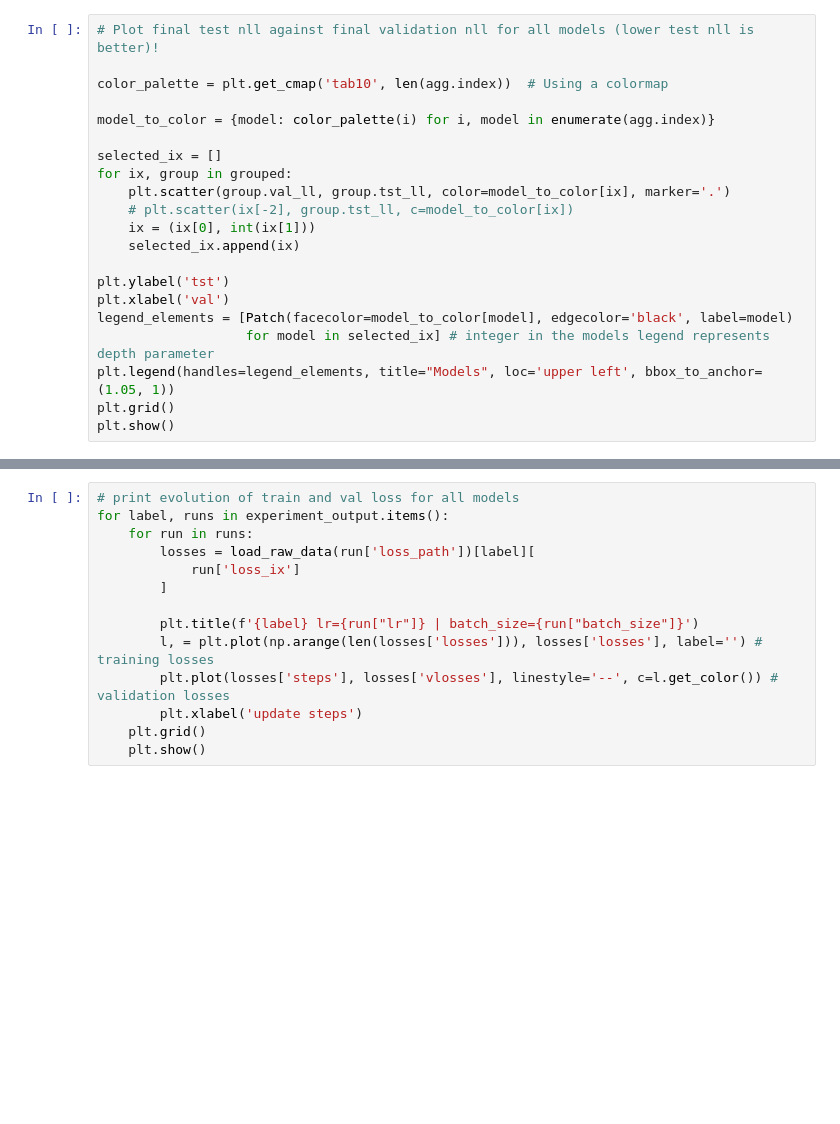
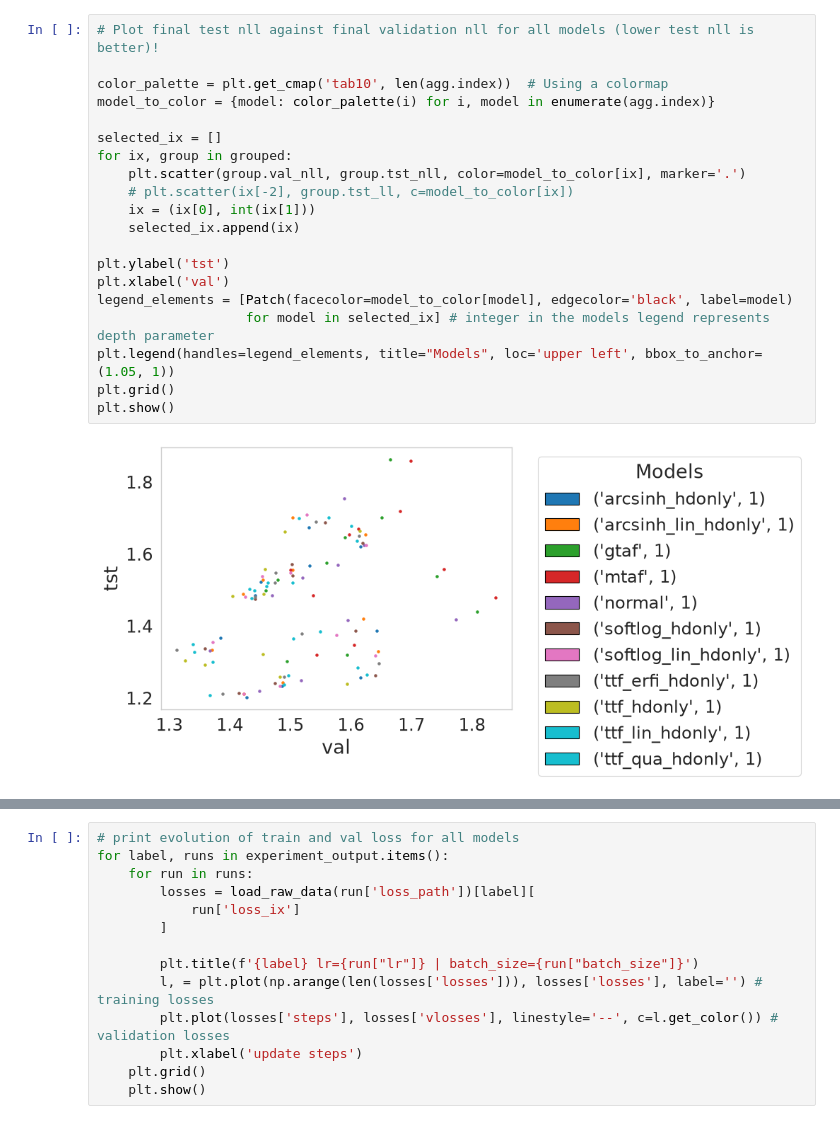
Before and after one commit to Lukas2412/tailnflows, a Jupyter notebook: experiments/density_estimation_real_data/results_analysis.ipynb, the cells around one changed output, grey strips where cells are left out. Cells and saved outputs as stored; diff of their text form; blank space fills up the shorter version.

```diff
--- a/experiments/density_estimation_real_data/results_analysis.ipynb
+++ b/experiments/density_estimation_real_data/results_analysis.ipynb
@@ -107,21 +116,22 @@ Consider using tensor.detach() first. (Triggered internally at /__w/pytorch/pyto
 # %%
 # Plot final test nll against final validation nll for all models (lower test nll is better)!
 
 color_palette = plt.get_cmap('tab10', len(agg.index))  # Using a colormap
-
 model_to_color = {model: color_palette(i) for i, model in enumerate(agg.index)}
 
 selected_ix = []
 for ix, group in grouped:
-    plt.scatter(group.val_ll, group.tst_ll, color=model_to_color[ix], marker='.')
+    plt.scatter(group.val_nll, group.tst_nll, color=model_to_color[ix], marker='.')
     # plt.scatter(ix[-2], group.tst_ll, c=model_to_color[ix])
     ix = (ix[0], int(ix[1]))
     selected_ix.append(ix)
 
 plt.ylabel('tst')
 plt.xlabel('val')
 legend_elements = [Patch(facecolor=model_to_color[model], edgecolor='black', label=model)
                    for model in selected_ix] # integer in the models legend represents depth parameter
 plt.legend(handles=legend_elements, title="Models", loc='upper left', bbox_to_anchor=(1.05, 1))
 plt.grid()
 plt.show()
+# %% [output]
+[figure, added]
```
Also changed, not shown: parts of 9 cells of this notebook, 2 other files.
